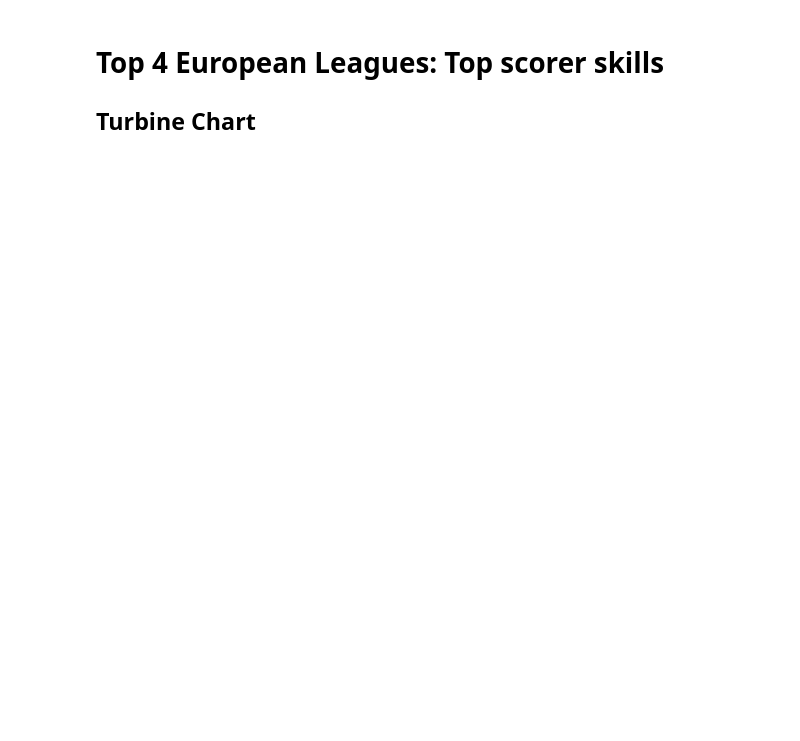
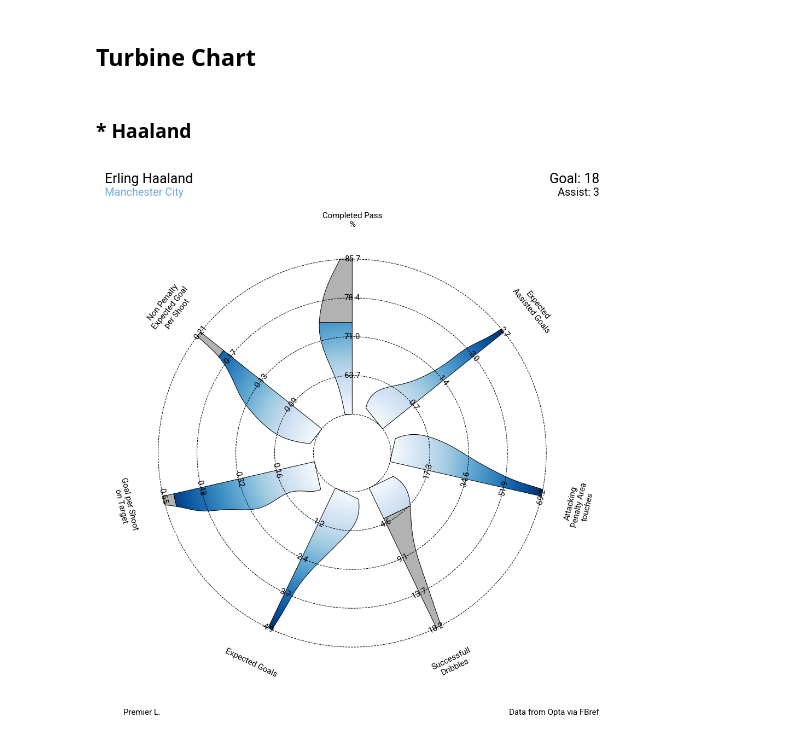
Before and after one commit to f1li/FootballAnalysis, a Jupyter notebook: src/EuroTop_scorer.ipynb, the cells around one changed output. Drawn from its saved outputs; the diff is of its cells as text; code cells hidden in the pictures; blank space fills up the shorter version.

```diff
--- a/src/EuroTop_scorer.ipynb
+++ b/src/EuroTop_scorer.ipynb
@@ -1,3 +487,2 @@
 # %% [markdown]
-# Top 4 European Leagues: Top scorer skills
 ## Turbine Chart
@@ -101,0 +499,43 @@ params = ['Completed Pass %', 'Expected Assisted Goals', 'Attacking Penalty Area
+# %% [markdown]
+### * Haaland
+# %%
+low = df_uk[params].quantile(0.05).values
+high = df_uk[params].quantile(0.95).values
+#lower_is_better = ['Cmp_percent_Total']
+radar = Radar(params, low, high, num_rings=4)
+def BuildRadar(df, player, team, team_color, league, goaltext, assisttext, params, c_map):
+    # creating the figure using the grid function from mplsoccer:
+    fig, axs = grid(figheight=14, grid_height=0.915, title_height=0.06, endnote_height=0.025,
+                    title_space=0, endnote_space=0, grid_key='radar', axis=False)
+
+    # plot the turbine plot
+    radar.setup_axis(ax=axs['radar'])
+    # plot the turbine blades. Here we give the player_Values and
+    # the value for all players shape=(1000, 11)
+    player_values = df.loc[df.Player == player, params].values[0]
+    turbine_output = radar.turbine(player_values, df[params].values, ax=axs['radar'], kwargs_inner={'edgecolor': 'black'},
+                                    kwargs_inner_gradient={'cmap': c_map}, kwargs_outer={'facecolor': '#b2b2b2', 'edgecolor': 'black'})
+    # plot some dashed rings and the labels for the values and parameter names
+    rings_inner = radar.draw_circles(ax=axs['radar'], facecolor='None',
+                                 edgecolor='black', linestyle='--')
+    range_labels = radar.draw_range_labels(ax=axs['radar'], fontsize=15,
+                                       fontproperties=fm.prop, zorder=1)
+    param_labels = radar.draw_param_labels(ax=axs['radar'], fontsize=15,
+                                       fontproperties=fm.prop, zorder=1)
+
+    # adding a title and endnote
+    title1_text = axs['title'].text(0.01, 0.65, player, fontsize=25,
+                                    fontproperties=fm.prop, ha='left', va='center')
+    title2_text = axs['title'].text(0.01, 0.25, team, fontsize=20,
+                                    fontproperties=fm.prop, ha='left', va='center', color=team_color)
+    title3_text = axs['title'].text(0.99, 0.65, goaltext, fontsize=25,
+                                    fontproperties=fm.prop, ha='right', va='center')
+    title4_text = axs['title'].text(0.99, 0.25, assisttext, fontsize=20,
+                                    fontproperties=fm.prop, ha='right', va='center')
+    endnote_text1 = axs['endnote'].text(0.12, 0.5, league, fontsize=15,
+                                        fontproperties=fm.prop, ha='right', va='center')
+    endnote_text2 = axs['endnote'].text(0.99, 0.5, 'Data from Opta via FBref', fontsize=15,
+                                        fontproperties=fm.prop, ha='right', va='center')
+BuildRadar(df_list[0], TopScorer[0], Team[0], Colors[0], Leagues[0], GoalT[0], AssistT[0], params, C_Map[0])
+# %% [output]
+[figure, added]
```
Also changed, not shown: parts of 25 cells of this notebook.
